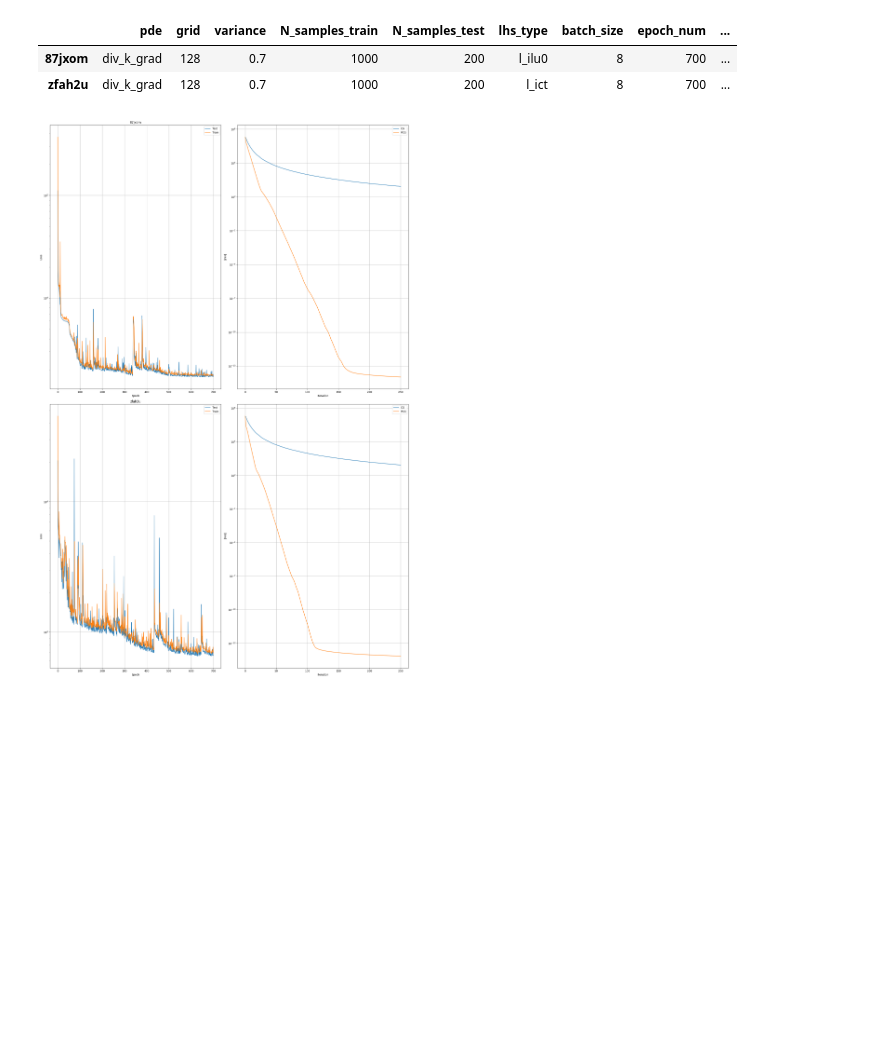
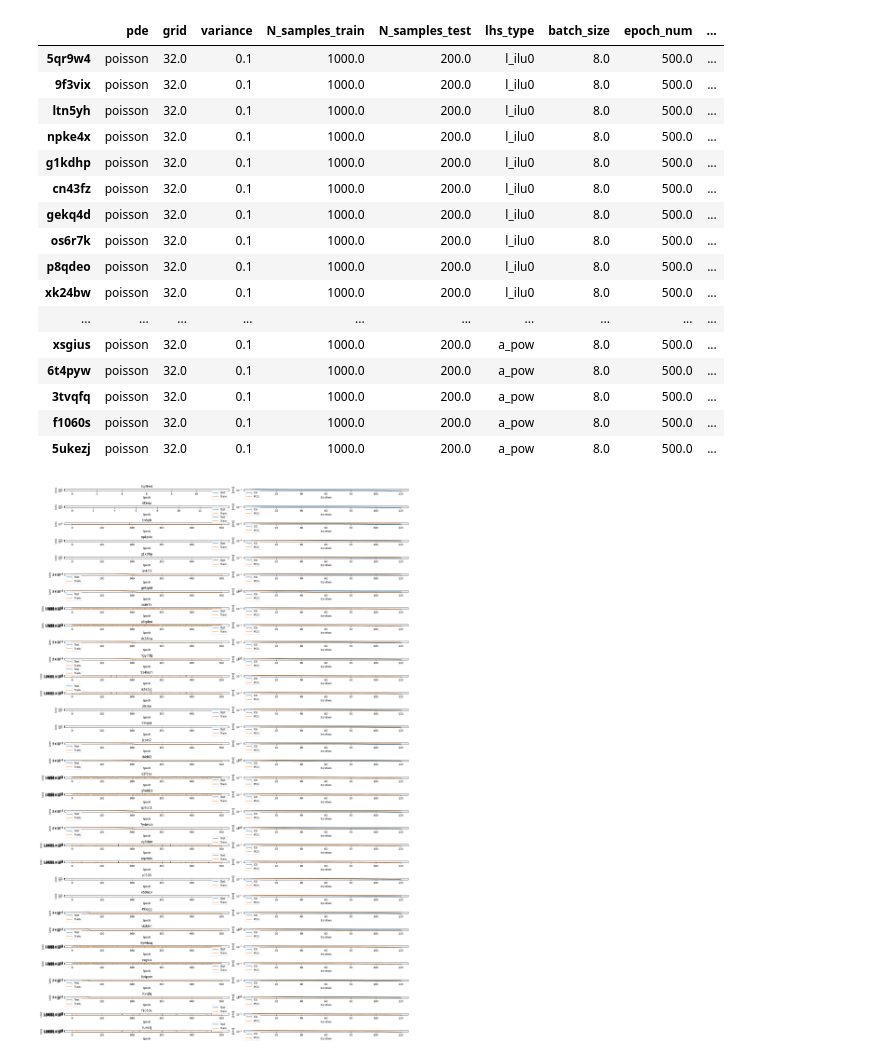
Before and after one commit to vltrifonov/PreCorrector, a Jupyter notebook: experiments/autoruns/valid_cases.ipynb, the cells around one changed output. Saved outputs shown, nothing was run; the diff lists cells and outputs as text; code cells hidden in the pictures; blank space fills up the shorter version.

```diff
--- a/experiments/autoruns/valid_cases.ipynb
+++ b/experiments/autoruns/valid_cases.ipynb
@@ -143,0 +190,7 @@ Index(['b3n3z4', '87jxom', 'tj6vzi', 'uapxe5', 'zfah2u', 'i5to6f', 'fv2k25',
+# %%
+# folder = 'spai_kaporin_corrector_net'
+folder = 'spai_kaporin'
+# folder = 'full_dataset_f64'
+df = read_meta_data(folder)
+print(df.shape)
+df.index
@@ -144,8 +205,30 @@ Index(['b3n3z4', '87jxom', 'tj6vzi', 'uapxe5', 'zfah2u', 'i5to6f', 'fv2k25',
+# %%
+check = df.index
+
+# q = "loss_type == 'log_kaporin'"
+# check = df.query(q).index
+
+# print(check.shape)
+# df.query(q).loc[:, ['alpha', 'lhs_type', 'pde', 'grid', 'variance', 'batch_size', 'epoch_num', 'lr_start', 'train_loss_last', 'test_loss_last', 'pcg_1e_3', 'pcg_1e_6', 'pcg_1e_9', 'pcg_1e_12']]
+# df.query(q).loc[:, ['lhs_type']]
 # %%
-names = ['87jxom', 'zfah2u']
-parse_run(folder, names, (20, 30), with_cond=False) # Second argument may be a list of idnex
+parse_run(folder, check, (20, 30), with_cond=False) # Second argument may be a list of idnices
 # %% [output]
 |  | pde | grid | variance | N_samples_train | N_samples_test | lhs_type | batch_size | epoch_num | ... |
-| 87jxom | div_k_grad | 128 | 0.7 | 1000 | 200 | l_ilu0 | 8 | 700 | ... |
-| zfah2u | div_k_grad | 128 | 0.7 | 1000 | 200 | l_ict | 8 | 700 | ... |
+| 5qr9w4 | poisson | 32.0 | 0.1 | 1000.0 | 200.0 | l_ilu0 | 8.0 | 500.0 | ... |
+| 9f3vix | poisson | 32.0 | 0.1 | 1000.0 | 200.0 | l_ilu0 | 8.0 | 500.0 | ... |
+| ltn5yh | poisson | 32.0 | 0.1 | 1000.0 | 200.0 | l_ilu0 | 8.0 | 500.0 | ... |
+| npke4x | poisson | 32.0 | 0.1 | 1000.0 | 200.0 | l_ilu0 | 8.0 | 500.0 | ... |
+| g1kdhp | poisson | 32.0 | 0.1 | 1000.0 | 200.0 | l_ilu0 | 8.0 | 500.0 | ... |
+| cn43fz | poisson | 32.0 | 0.1 | 1000.0 | 200.0 | l_ilu0 | 8.0 | 500.0 | ... |
+| gekq4d | poisson | 32.0 | 0.1 | 1000.0 | 200.0 | l_ilu0 | 8.0 | 500.0 | ... |
+| os6r7k | poisson | 32.0 | 0.1 | 1000.0 | 200.0 | l_ilu0 | 8.0 | 500.0 | ... |
+| p8qdeo | poisson | 32.0 | 0.1 | 1000.0 | 200.0 | l_ilu0 | 8.0 | 500.0 | ... |
+| xk24bw | poisson | 32.0 | 0.1 | 1000.0 | 200.0 | l_ilu0 | 8.0 | 500.0 | ... |
+| ... | ... | ... | ... | ... | ... | ... | ... | ... | ... |
+| xsgius | poisson | 32.0 | 0.1 | 1000.0 | 200.0 | a_pow | 8.0 | 500.0 | ... |
+| 6t4pyw | poisson | 32.0 | 0.1 | 1000.0 | 200.0 | a_pow | 8.0 | 500.0 | ... |
+| 3tvqfq | poisson | 32.0 | 0.1 | 1000.0 | 200.0 | a_pow | 8.0 | 500.0 | ... |
+| f1060s | poisson | 32.0 | 0.1 | 1000.0 | 200.0 | a_pow | 8.0 | 500.0 | ... |
+| 5ukezj | poisson | 32.0 | 0.1 | 1000.0 | 200.0 | a_pow | 8.0 | 500.0 | ... |
-[figure, old version]
+[figure, new version]
```
Also changed, not shown: parts of 11 cells of this notebook, 18 other files.
